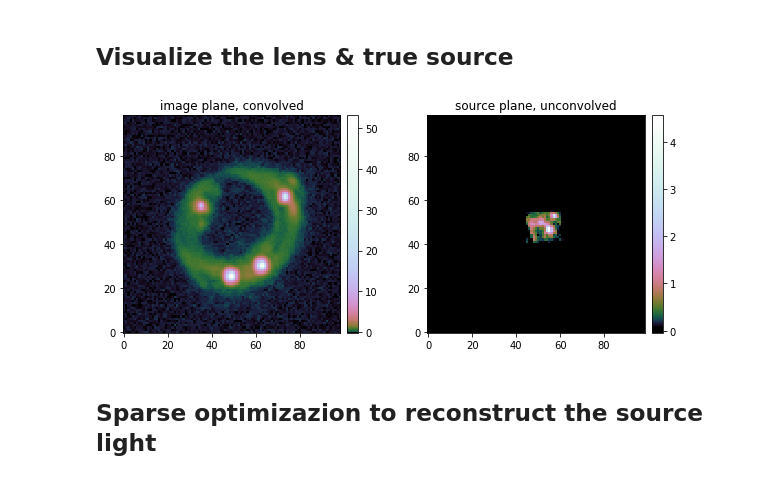
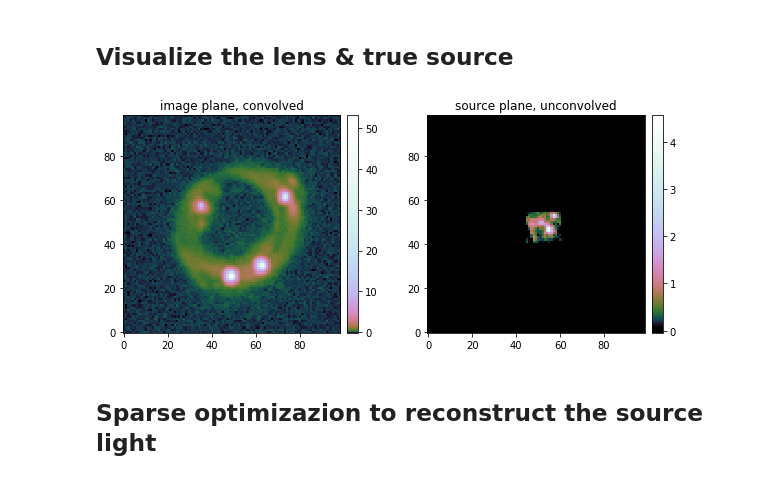
Before and after one commit to aymgal/SLITronomy, a Jupyter notebook: thirdparty/notebooks/07_complex_quasar_source.ipynb, the cells around one changed output. Saved outputs shown, nothing was run; the diff lists cells and outputs as text; code cells hidden in the pictures.

```diff
--- a/thirdparty/notebooks/07_complex_quasar_source.ipynb
+++ b/thirdparty/notebooks/07_complex_quasar_source.ipynb
@@ -34,7 +34,7 @@ from slitronomy.Util.plot_util import nice_colorbar, log_cmap
 %matplotlib inline
 
 
-subgrid_res_source = 1
+subgrid_res_source = 2
 mock_psf_type = 'hst'  # 'gaussian' or 'hst'
 
 np.random.seed(18)
@@ -223,19 +205,19 @@ if psf_kernel_hd is not None:
 # %%
 fig = plt.figure(figsize=(10, 4))
 
 ax = plt.subplot2grid((1, 2), (0, 0), fig=fig)
 ax.set_title("image plane, convolved")
-im = ax.imshow(lin_scale(image_sim), origin='lower', cmap=log_cmap('cubehelix', 2e-3, 1))
+im = ax.imshow(lin_scale(image_sim), origin='lower', cmap=log_cmap('cubehelix', 1e-3, 1))
 nice_colorbar(im)
 
 ax = plt.subplot2grid((1, 2), (0, 1))
 ax.set_title("source plane, unconvolved")
 im = ax.imshow(lin_scale(source_sim), origin='lower', cmap=log_cmap('cubehelix', 0.03, 1))
 nice_colorbar(im)
 
 plt.show()
 # %% [output]
-[figure, old version]
+[figure, new version]
 # %% [markdown]
 ## Sparse optimizazion to reconstruct the source light
 # %%
```
Also changed, not shown: parts of 7 cells of this notebook.
